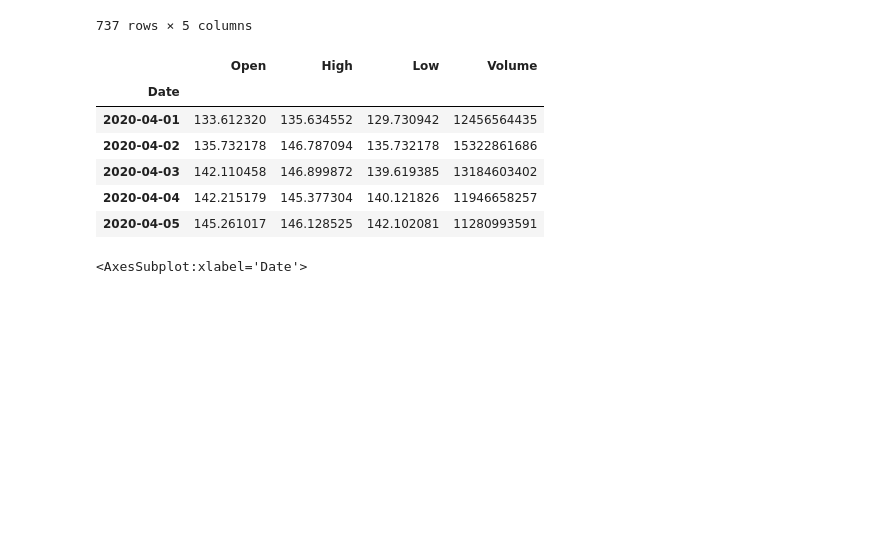
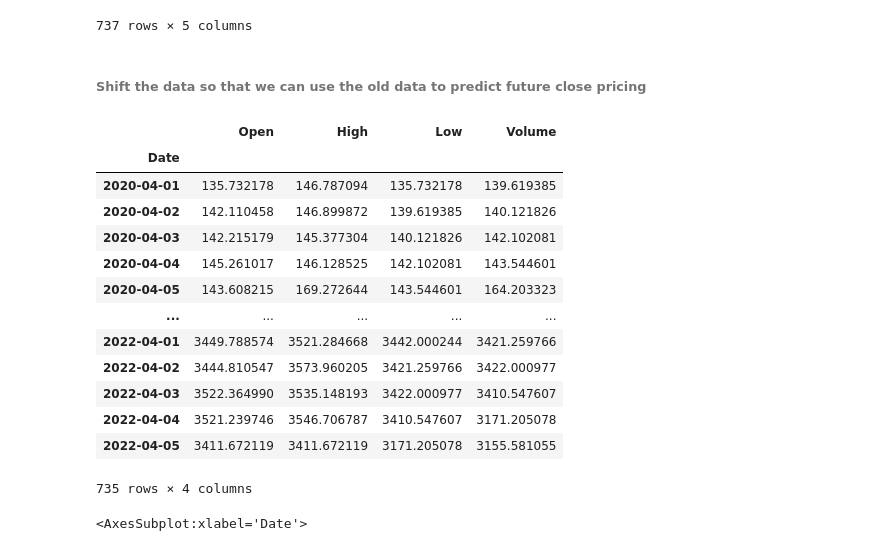
Before and after one commit to mrajkarnikar/project_02, a Jupyter notebook: GradientBootingRegressor.ipynb, the cells around one changed output. Drawn from its saved outputs; the diff is of its cells as text; code cells hidden in the pictures; blank space fills up the shorter version.

```diff
--- a/GradientBootingRegressor.ipynb
+++ b/GradientBootingRegressor.ipynb
@@ -44,17 +36,31 @@ df
 | 2022-04-06 | 3411.672119 | 3411.672119 | 3171.205078 | 3171.691895 | 25632563639 |
 | 2022-04-07 | 3172.197266 | 3263.474609 | 3155.581055 | 3233.274658 | 16745496605 |
 737 rows × 5 columns
+# %% [markdown]
+###### Shift the data so that we can use the old data to predict future close pricing
 # %%
 # Define features set
-X = df.copy()
+df['Open']=df.Open.shift(-1)
+df['High']=df.High.shift(-1)
+df['Low']=df.Low.shift(-1)
+df['Volume']=df.Low.shift(-1)
+df.dropna(inplace=True)
+X=df.copy()
 X.drop("Close", axis=1, inplace=True)
-X.head()
+X
 # %% [output]
 |  | Open | High | Low | Volume |
 | Date |  |  |  |  |
-| 2020-04-01 | 133.612320 | 135.634552 | 129.730942 | 12456564435 |
-| 2020-04-02 | 135.732178 | 146.787094 | 135.732178 | 15322861686 |
-| 2020-04-03 | 142.110458 | 146.899872 | 139.619385 | 13184603402 |
-| 2020-04-04 | 142.215179 | 145.377304 | 140.121826 | 11946658257 |
-| 2020-04-05 | 145.261017 | 146.128525 | 142.102081 | 11280993591 |
+| 2020-04-01 | 135.732178 | 146.787094 | 135.732178 | 139.619385 |
+| 2020-04-02 | 142.110458 | 146.899872 | 139.619385 | 140.121826 |
+| 2020-04-03 | 142.215179 | 145.377304 | 140.121826 | 142.102081 |
+| 2020-04-04 | 145.261017 | 146.128525 | 142.102081 | 143.544601 |
+| 2020-04-05 | 143.608215 | 169.272644 | 143.544601 | 164.203323 |
+| ... | ... | ... | ... | ... |
+| 2022-04-01 | 3449.788574 | 3521.284668 | 3442.000244 | 3421.259766 |
+| 2022-04-02 | 3444.810547 | 3573.960205 | 3421.259766 | 3422.000977 |
+| 2022-04-03 | 3522.364990 | 3535.148193 | 3422.000977 | 3410.547607 |
+| 2022-04-04 | 3521.239746 | 3546.706787 | 3410.547607 | 3171.205078 |
+| 2022-04-05 | 3411.672119 | 3411.672119 | 3171.205078 | 3155.581055 |
+735 rows × 4 columns
 # %%
```
Also changed, not shown: parts of 13 cells of this notebook, 4 other files.
